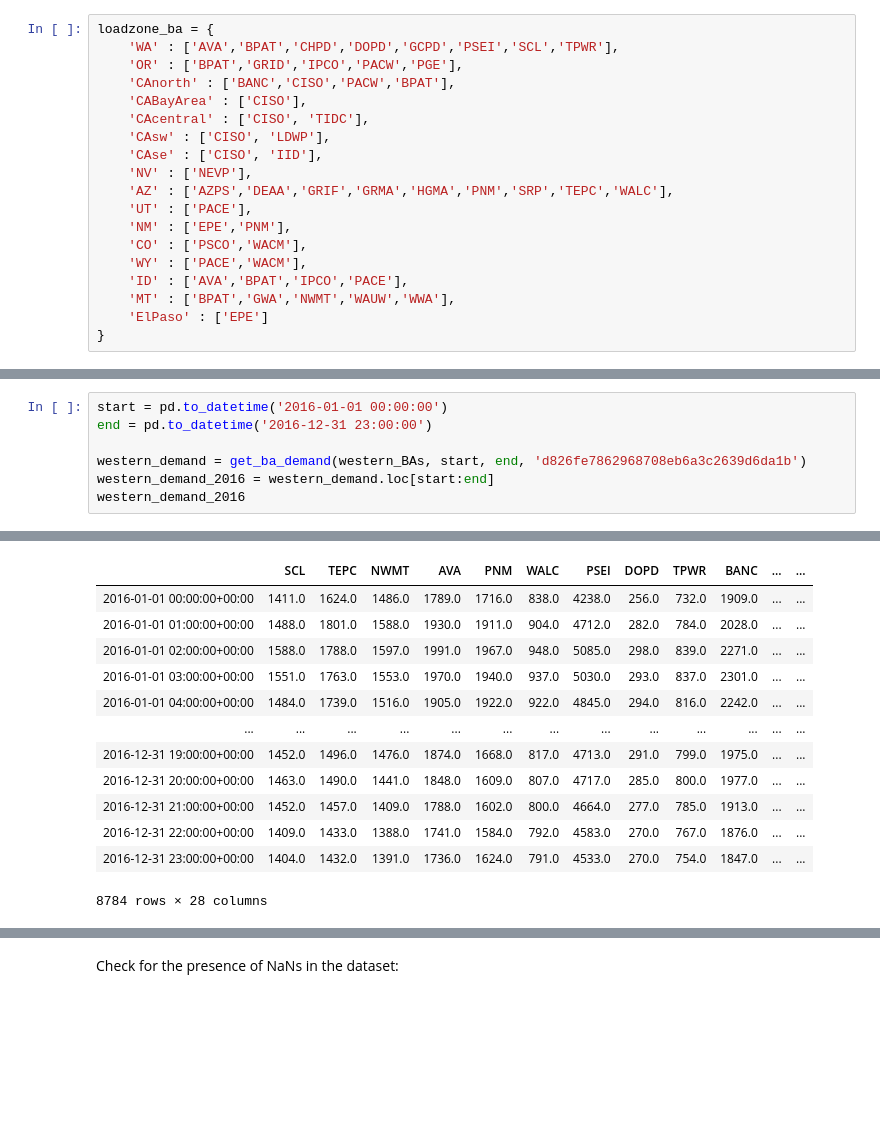
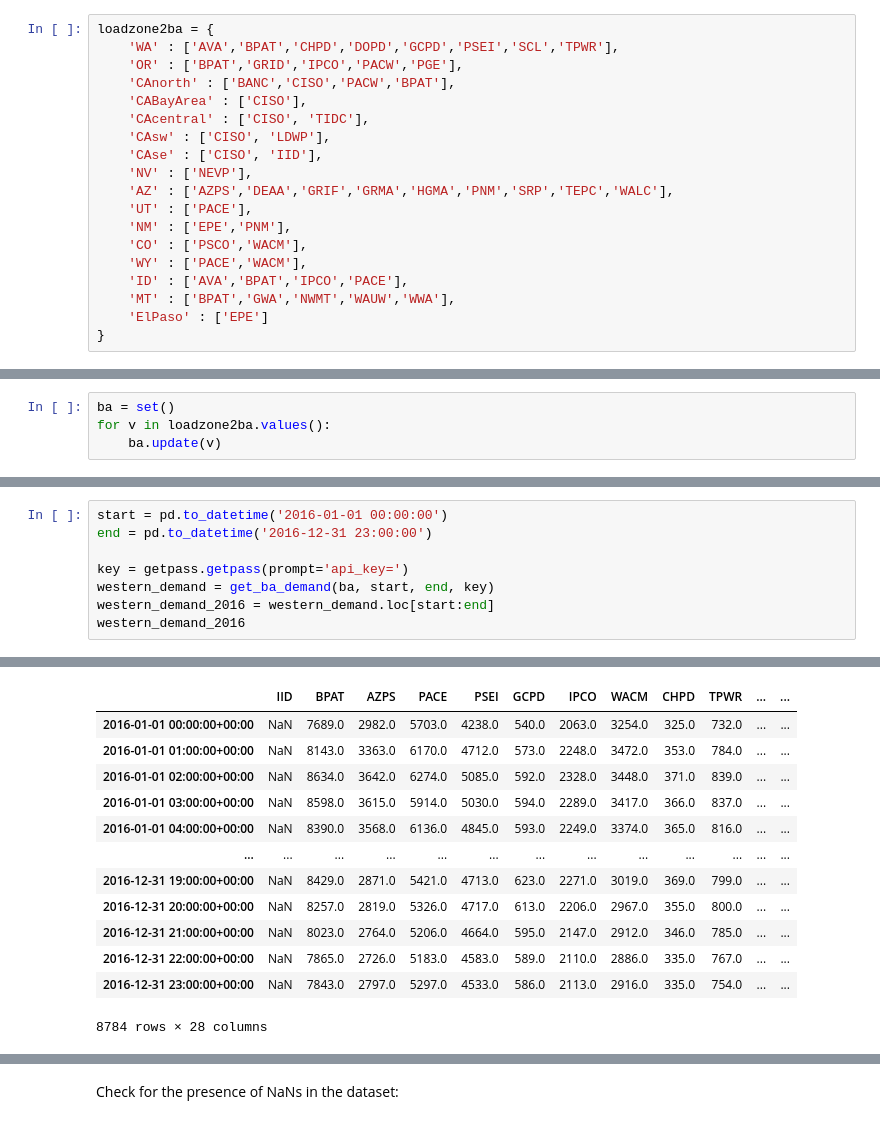
Before and after one commit to Breakthrough-Energy/PreREISE, a Jupyter notebook: prereise/gather/demanddata/eia/demo/western_demand_v4_demo/western_demand_v4_demo.ipynb, the cells around one changed output, grey strips where cells are left out. Saved outputs shown, nothing was run; the diff lists cells and outputs as text; blank space fills up the shorter version.

Commit message:
chore, fix, refactor: rename/update notebooks, add/relocate files and fix county-BA mapping in demand demo

```diff
--- a/prereise/gather/demanddata/eia/demo/demo_Western_v5/Western_demand_v5_demo.ipynb
+++ b/prereise/gather/demanddata/eia/demo/western_demand_v4_demo/western_demand_v4_demo.ipynb
@@ -9,5 +17,5 @@ Loadzone to BA map, based on Balancing_Authorities_JAN17.pdf
 # %%
-loadzone_ba = {
+loadzone2ba = {
     'WA' : ['AVA','BPAT','CHPD','DOPD','GCPD','PSEI','SCL','TPWR'],
     'OR' : ['BPAT','GRID','IPCO','PACW','PGE'],
     'CAnorth' : ['BANC','CISO','PACW','BPAT'],
@@ -44 +36,5 @@ def flatten(nestedList):
+# %%
+ba = set()
+for v in loadzone2ba.values():
+    ba.update(v)
 # %% [markdown]
@@ -70,7 +45,8 @@ western_BAs
 start = pd.to_datetime('2016-01-01 00:00:00')
 end = pd.to_datetime('2016-12-31 23:00:00')
 
-western_demand = get_ba_demand(western_BAs, start, end, 'd826fe7862968708eb6a3c2639d6da1b')
+key = getpass.getpass(prompt='api_key=')
+western_demand = get_ba_demand(ba, start, end, key)
 western_demand_2016 = western_demand.loc[start:end]
 western_demand_2016
 # %% [output]
@@ -94,14 +70,14 @@ ERROR: EBA.GRID-ALL.D.H not found. invalid series_id. For key registration, docu
-|  | SCL | TEPC | NWMT | AVA | PNM | WALC | PSEI | DOPD | TPWR | BANC | ... | ... |
-| 2016-01-01 00:00:00+00:00 | 1411.0 | 1624.0 | 1486.0 | 1789.0 | 1716.0 | 838.0 | 4238.0 | 256.0 | 732.0 | 1909.0 | ... | ... |
-| 2016-01-01 01:00:00+00:00 | 1488.0 | 1801.0 | 1588.0 | 1930.0 | 1911.0 | 904.0 | 4712.0 | 282.0 | 784.0 | 2028.0 | ... | ... |
-| 2016-01-01 02:00:00+00:00 | 1588.0 | 1788.0 | 1597.0 | 1991.0 | 1967.0 | 948.0 | 5085.0 | 298.0 | 839.0 | 2271.0 | ... | ... |
-| 2016-01-01 03:00:00+00:00 | 1551.0 | 1763.0 | 1553.0 | 1970.0 | 1940.0 | 937.0 | 5030.0 | 293.0 | 837.0 | 2301.0 | ... | ... |
-| 2016-01-01 04:00:00+00:00 | 1484.0 | 1739.0 | 1516.0 | 1905.0 | 1922.0 | 922.0 | 4845.0 | 294.0 | 816.0 | 2242.0 | ... | ... |
+|  | IID | BPAT | AZPS | PACE | PSEI | GCPD | IPCO | WACM | CHPD | TPWR | ... | ... |
+| 2016-01-01 00:00:00+00:00 | NaN | 7689.0 | 2982.0 | 5703.0 | 4238.0 | 540.0 | 2063.0 | 3254.0 | 325.0 | 732.0 | ... | ... |
+| 2016-01-01 01:00:00+00:00 | NaN | 8143.0 | 3363.0 | 6170.0 | 4712.0 | 573.0 | 2248.0 | 3472.0 | 353.0 | 784.0 | ... | ... |
+| 2016-01-01 02:00:00+00:00 | NaN | 8634.0 | 3642.0 | 6274.0 | 5085.0 | 592.0 | 2328.0 | 3448.0 | 371.0 | 839.0 | ... | ... |
+| 2016-01-01 03:00:00+00:00 | NaN | 8598.0 | 3615.0 | 5914.0 | 5030.0 | 594.0 | 2289.0 | 3417.0 | 366.0 | 837.0 | ... | ... |
+| 2016-01-01 04:00:00+00:00 | NaN | 8390.0 | 3568.0 | 6136.0 | 4845.0 | 593.0 | 2249.0 | 3374.0 | 365.0 | 816.0 | ... | ... |
 | ... | ... | ... | ... | ... | ... | ... | ... | ... | ... | ... | ... | ... |
-| 2016-12-31 19:00:00+00:00 | 1452.0 | 1496.0 | 1476.0 | 1874.0 | 1668.0 | 817.0 | 4713.0 | 291.0 | 799.0 | 1975.0 | ... | ... |
-| 2016-12-31 20:00:00+00:00 | 1463.0 | 1490.0 | 1441.0 | 1848.0 | 1609.0 | 807.0 | 4717.0 | 285.0 | 800.0 | 1977.0 | ... | ... |
-| 2016-12-31 21:00:00+00:00 | 1452.0 | 1457.0 | 1409.0 | 1788.0 | 1602.0 | 800.0 | 4664.0 | 277.0 | 785.0 | 1913.0 | ... | ... |
-| 2016-12-31 22:00:00+00:00 | 1409.0 | 1433.0 | 1388.0 | 1741.0 | 1584.0 | 792.0 | 4583.0 | 270.0 | 767.0 | 1876.0 | ... | ... |
-| 2016-12-31 23:00:00+00:00 | 1404.0 | 1432.0 | 1391.0 | 1736.0 | 1624.0 | 791.0 | 4533.0 | 270.0 | 754.0 | 1847.0 | ... | ... |
+| 2016-12-31 19:00:00+00:00 | NaN | 8429.0 | 2871.0 | 5421.0 | 4713.0 | 623.0 | 2271.0 | 3019.0 | 369.0 | 799.0 | ... | ... |
+| 2016-12-31 20:00:00+00:00 | NaN | 8257.0 | 2819.0 | 5326.0 | 4717.0 | 613.0 | 2206.0 | 2967.0 | 355.0 | 800.0 | ... | ... |
+| 2016-12-31 21:00:00+00:00 | NaN | 8023.0 | 2764.0 | 5206.0 | 4664.0 | 595.0 | 2147.0 | 2912.0 | 346.0 | 785.0 | ... | ... |
+| 2016-12-31 22:00:00+00:00 | NaN | 7865.0 | 2726.0 | 5183.0 | 4583.0 | 589.0 | 2110.0 | 2886.0 | 335.0 | 767.0 | ... | ... |
+| 2016-12-31 23:00:00+00:00 | NaN | 7843.0 | 2797.0 | 5297.0 | 4533.0 | 586.0 | 2113.0 | 2916.0 | 335.0 | 754.0 | ... | ... |
 8784 rows × 28 columns
 # %% [markdown]
```
Also changed, not shown: parts of 16 cells of this notebook, 53 other files.
